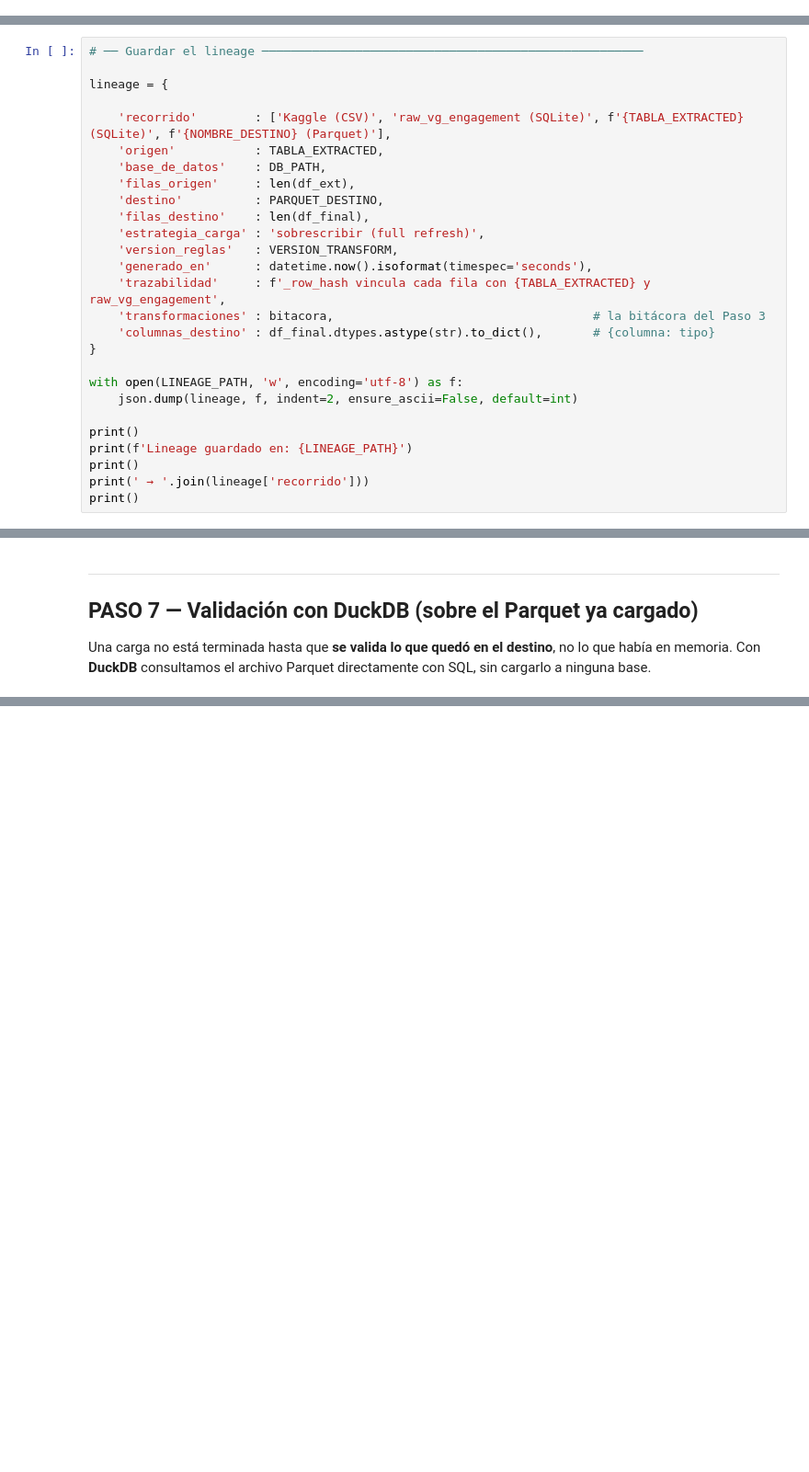
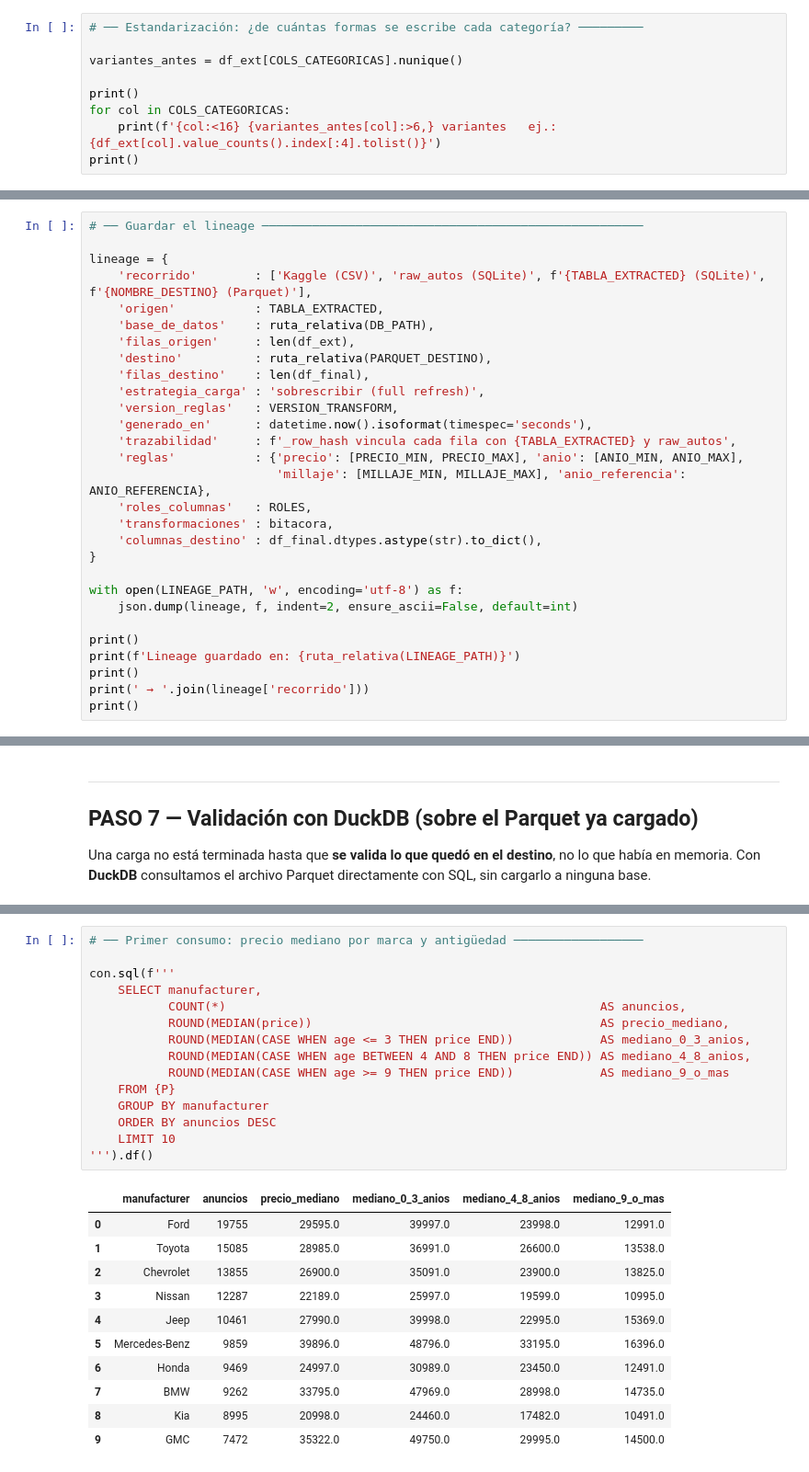
Before and after one commit to luispardave/ING_BD_ProjectF, a Jupyter notebook: Codigos/TRANSFORMACION.ipynb, the cells around one changed output, grey strips where cells are left out. Shown at 92% size. Cells and saved outputs as stored; diff of their text form; blank space fills up the shorter version.

```diff
--- a/Codigos/TRANSFORMACION.ipynb
+++ b/Codigos/TRANSFORMACION.ipynb
@@ -495,0 +226,9 @@ registrar('3.9', 'Metadatos de transformación y orden de columnas', len(df_fina
+# %%
+# ── Estandarización: ¿de cuántas formas se escribe cada categoría? ─────────
+
+variantes_antes = df_ext[COLS_CATEGORICAS].nunique()
+
+print()
+for col in COLS_CATEGORICAS:
+    print(f'{col:<16} {variantes_antes[col]:>6,} variantes   ej.: {df_ext[col].value_counts().index[:4].tolist()}')
+print()
@@ -695,26 +1221,28 @@ También guardamos en `Reportes/` las tablas que van en el **reporte de validaci
 # ── Guardar el lineage ─────────────────────────────────────────────────────
 
 lineage = {
-
-    'recorrido'        : ['Kaggle (CSV)', 'raw_vg_engagement (SQLite)', f'{TABLA_EXTRACTED} (SQLite)', f'{NOMBRE_DESTINO} (Parquet)'],
+    'recorrido'        : ['Kaggle (CSV)', 'raw_autos (SQLite)', f'{TABLA_EXTRACTED} (SQLite)', f'{NOMBRE_DESTINO} (Parquet)'],
     'origen'           : TABLA_EXTRACTED,
-    'base_de_datos'    : DB_PATH,
+    'base_de_datos'    : ruta_relativa(DB_PATH),
     'filas_origen'     : len(df_ext),
-    'destino'          : PARQUET_DESTINO,
+    'destino'          : ruta_relativa(PARQUET_DESTINO),
     'filas_destino'    : len(df_final),
     'estrategia_carga' : 'sobrescribir (full refresh)',
     'version_reglas'   : VERSION_TRANSFORM,
     'generado_en'      : datetime.now().isoformat(timespec='seconds'),
-    'trazabilidad'     : f'_row_hash vincula cada fila con {TABLA_EXTRACTED} y raw_vg_engagement',
-    'transformaciones' : bitacora,                                    # la bitácora del Paso 3
-    'columnas_destino' : df_final.dtypes.astype(str).to_dict(),       # {columna: tipo}
+    'trazabilidad'     : f'_row_hash vincula cada fila con {TABLA_EXTRACTED} y raw_autos',
+    'reglas'           : {'precio': [PRECIO_MIN, PRECIO_MAX], 'anio': [ANIO_MIN, ANIO_MAX],
+                          'millaje': [MILLAJE_MIN, MILLAJE_MAX], 'anio_referencia': ANIO_REFERENCIA},
+    'roles_columnas'   : ROLES,
+    'transformaciones' : bitacora,
+    'columnas_destino' : df_final.dtypes.astype(str).to_dict(),
 }
 
 with open(LINEAGE_PATH, 'w', encoding='utf-8') as f:
     json.dump(lineage, f, indent=2, ensure_ascii=False, default=int)
 
 print()
-print(f'Lineage guardado en: {LINEAGE_PATH}')
+print(f'Lineage guardado en: {ruta_relativa(LINEAGE_PATH)}')
 print()
 print(' → '.join(lineage['recorrido']))
 print()
@@ -780 +1328,28 @@ con.sql(f'''
+# %%
+# ── Primer consumo: precio mediano por marca y antigüedad ──────────────────
+
+con.sql(f'''
+    SELECT manufacturer,
+           COUNT(*)                                                    AS anuncios,
+           ROUND(MEDIAN(price))                                        AS precio_mediano,
+           ROUND(MEDIAN(CASE WHEN age <= 3 THEN price END))            AS mediano_0_3_anios,
+           ROUND(MEDIAN(CASE WHEN age BETWEEN 4 AND 8 THEN price END)) AS mediano_4_8_anios,
+           ROUND(MEDIAN(CASE WHEN age >= 9 THEN price END))            AS mediano_9_o_mas
+    FROM {P}
+    GROUP BY manufacturer
+    ORDER BY anuncios DESC
+    LIMIT 10
+''').df()
+# %% [output]
+|  | manufacturer | anuncios | precio_mediano | mediano_0_3_anios | mediano_4_8_anios | mediano_9_o_mas |
+| 0 | Ford | 19755 | 29595.0 | 39997.0 | 23998.0 | 12991.0 |
+| 1 | Toyota | 15085 | 28985.0 | 36991.0 | 26600.0 | 13538.0 |
+| 2 | Chevrolet | 13855 | 26900.0 | 35091.0 | 23900.0 | 13825.0 |
+| 3 | Nissan | 12287 | 22189.0 | 25997.0 | 19599.0 | 10995.0 |
+| 4 | Jeep | 10461 | 27990.0 | 39998.0 | 22995.0 | 15369.0 |
+| 5 | Mercedes-Benz | 9859 | 39896.0 | 48796.0 | 33195.0 | 16396.0 |
+| 6 | Honda | 9469 | 24997.0 | 30989.0 | 23450.0 | 12491.0 |
+| 7 | BMW | 9262 | 33795.0 | 47969.0 | 28998.0 | 14735.0 |
+| 8 | Kia | 8995 | 20998.0 | 24460.0 | 17482.0 | 10491.0 |
+| 9 | GMC | 7472 | 35322.0 | 49750.0 | 29995.0 | 14500.0 |
 # %%
```
Also changed, not shown: parts of 107 cells of this notebook, 7 other files.
